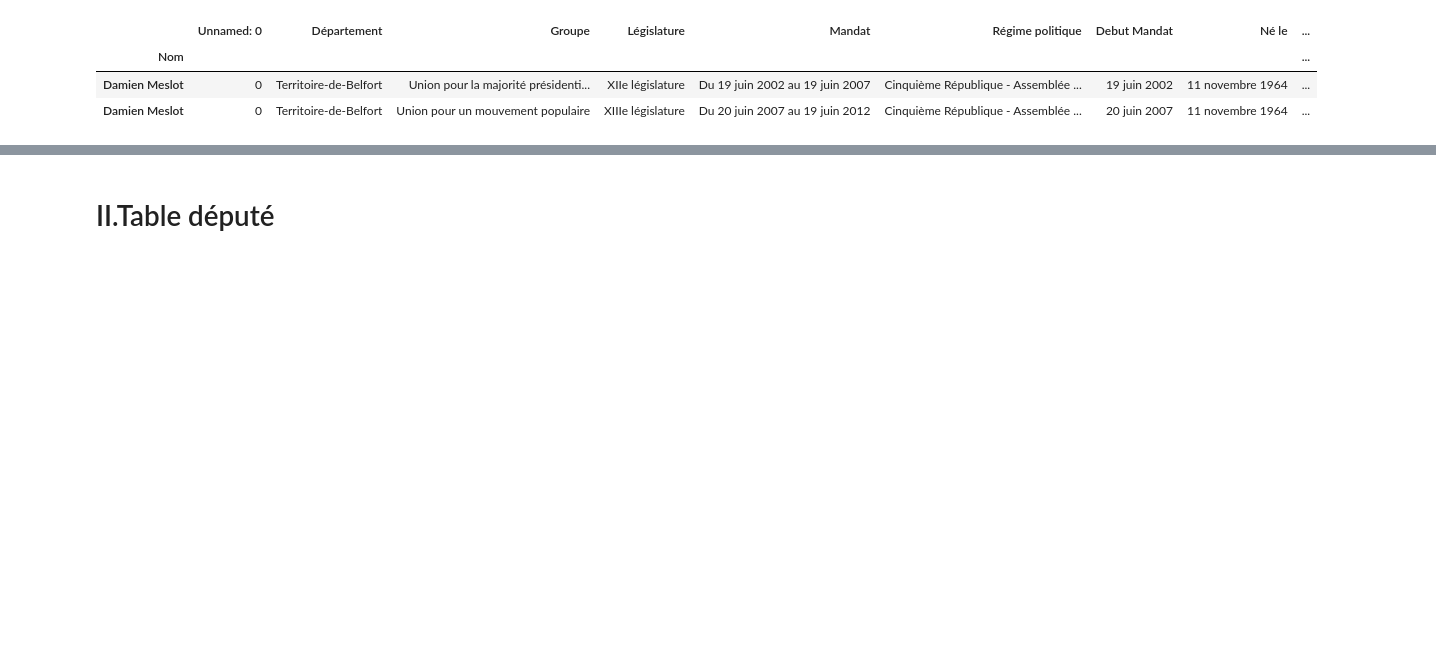
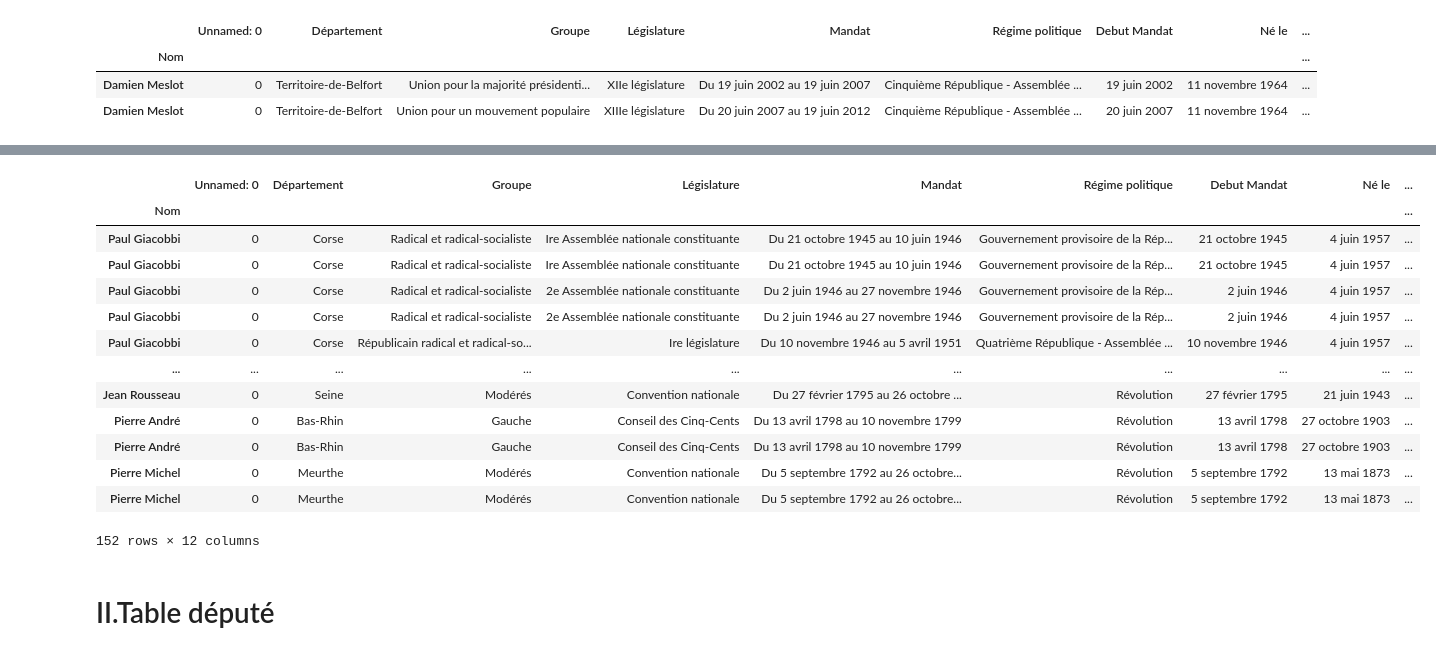
Before and after one commit to dusylvain/Projet-Python-deputes, a Jupyter notebook: prep_donnee.ipynb, the cells around one changed output, grey strips where cells are left out. Drawn from its saved outputs; the diff is of its cells as text; code cells hidden in the pictures; blank space fills up the shorter version.

```diff
--- a/prep_donnee.ipynb
+++ b/prep_donnee.ipynb
@@ -70,3 +106,20 @@ age_dep.head(2)
+# %%
+age_dep[age_dep["age en année"]<0]
+# %% [output]
+|  | Unnamed: 0 | Département | Groupe | Législature | Mandat | Régime politique | Debut Mandat | Né le | ... |
+| Nom |  |  |  |  |  |  |  |  | ... |
+| Paul Giacobbi | 0 | Corse | Radical et radical-socialiste | Ire Assemblée nationale constituante | Du 21 octobre 1945 au 10 juin 1946 | Gouvernement provisoire de la Rép... | 21 octobre 1945 | 4 juin 1957 | ... |
+| Paul Giacobbi | 0 | Corse | Radical et radical-socialiste | Ire Assemblée nationale constituante | Du 21 octobre 1945 au 10 juin 1946 | Gouvernement provisoire de la Rép... | 21 octobre 1945 | 4 juin 1957 | ... |
+| Paul Giacobbi | 0 | Corse | Radical et radical-socialiste | 2e Assemblée nationale constituante | Du 2 juin 1946 au 27 novembre 1946 | Gouvernement provisoire de la Rép... | 2 juin 1946 | 4 juin 1957 | ... |
+| Paul Giacobbi | 0 | Corse | Radical et radical-socialiste | 2e Assemblée nationale constituante | Du 2 juin 1946 au 27 novembre 1946 | Gouvernement provisoire de la Rép... | 2 juin 1946 | 4 juin 1957 | ... |
+| Paul Giacobbi | 0 | Corse | Républicain radical et radical-so... | Ire législature | Du 10 novembre 1946 au 5 avril 1951 | Quatrième République - Assemblée ... | 10 novembre 1946 | 4 juin 1957 | ... |
+| ... | ... | ... | ... | ... | ... | ... | ... | ... | ... |
+| Jean Rousseau | 0 | Seine | Modérés | Convention nationale | Du 27 février 1795 au 26 octobre ... | Révolution | 27 février 1795 | 21 juin 1943 | ... |
+| Pierre André | 0 | Bas-Rhin | Gauche | Conseil des Cinq-Cents | Du 13 avril 1798 au 10 novembre 1799 | Révolution | 13 avril 1798 | 27 octobre 1903 | ... |
+| Pierre André | 0 | Bas-Rhin | Gauche | Conseil des Cinq-Cents | Du 13 avril 1798 au 10 novembre 1799 | Révolution | 13 avril 1798 | 27 octobre 1903 | ... |
+| Pierre Michel | 0 | Meurthe | Modérés | Convention nationale | Du 5 septembre 1792 au 26 octobre... | Révolution | 5 septembre 1792 | 13 mai 1873 | ... |
+| Pierre Michel | 0 | Meurthe | Modérés | Convention nationale | Du 5 septembre 1792 au 26 octobre... | Révolution | 5 septembre 1792 | 13 mai 1873 | ... |
+152 rows × 12 columns
 # %% [markdown]
 <h1> II.Table député
 # %% [markdown]
```
Also changed, not shown: parts of 13 cells of this notebook.
